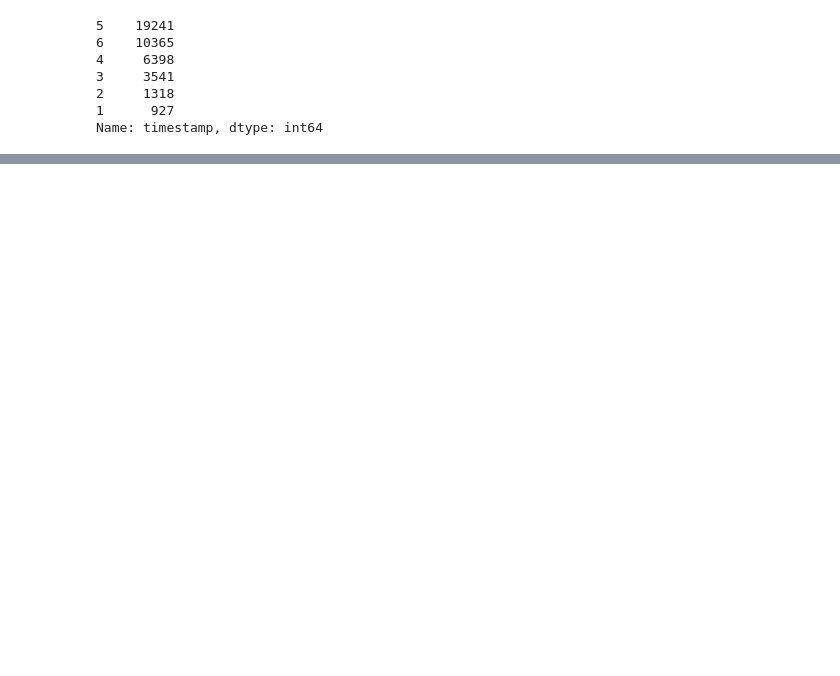
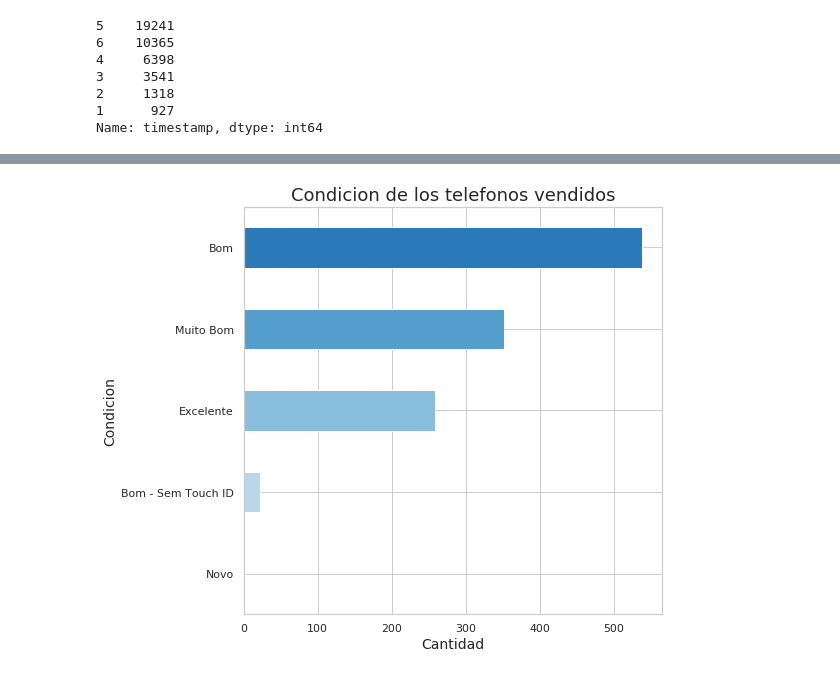
Before and after one commit to jowisaidman/tp1_analisis_exploratorio, a Jupyter notebook: Notebooks/Juli/Untitled.ipynb, the cells around one changed output, grey strips where cells are left out. Saved outputs shown, nothing was run; the diff lists cells and outputs as text; code cells hidden in the pictures; blank space fills up the shorter version.

```diff
--- a/Notebooks/Juli/Untitled.ipynb
+++ b/Notebooks/Juli/Untitled.ipynb
@@ -143,0 +119,3 @@ Name: timestamp, dtype: int64
+# %%
+conversion = events.loc[events['event'] == 'conversion',['timestamp', 'person','model','condition','storage','color']]
+conversion.head()
@@ -143,0 +143,9 @@ Name: timestamp, dtype: int64
+# %%
+condition_plot = conversion['condition'].value_counts().sort_values(ascending = True).plot.barh(figsize = (7.5,7.5), color=sns.color_palette('Blues'))
+# conversion_condicion = pd.DataFrame({'cantidad':conversion['condition'].value_counts()})
+# condition_plot = sns.barplot(y = conversion_condicion.index, x = conversion_condicion['cantidad'])
+condition_plot.set_title('Condicion de los telefonos vendidos',fontsize = 18)
+condition_plot.set_ylabel('Condicion',fontsize = 14)
+condition_plot.set_xlabel('Cantidad',fontsize = 14);
+# %% [output]
+[figure, added]
```
Also changed, not shown: parts of 24 cells of this notebook, 1 other file.
